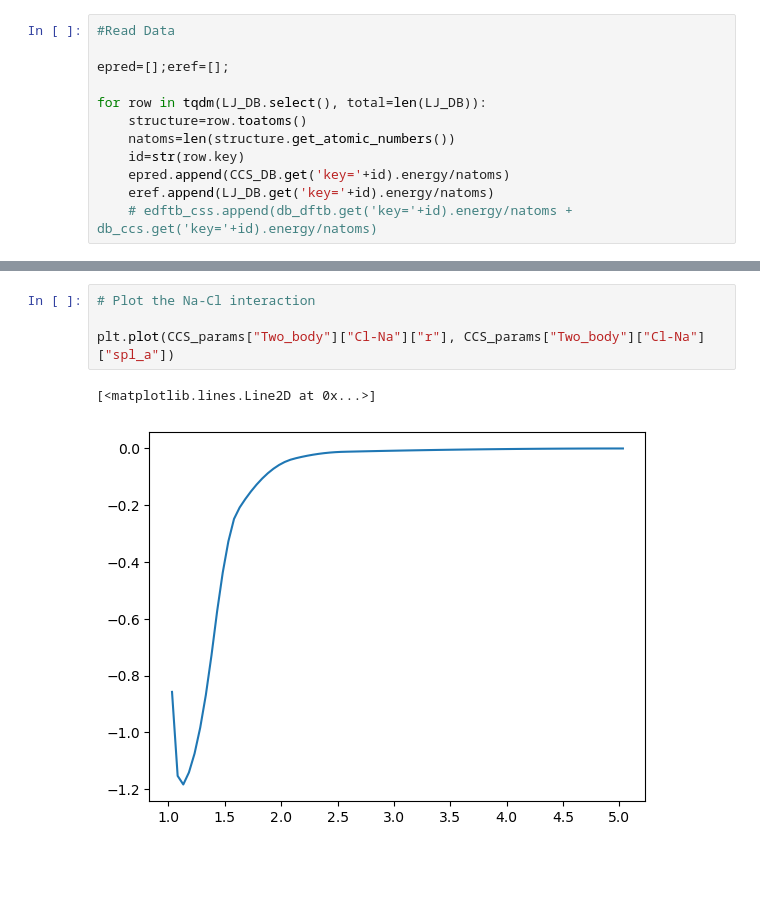
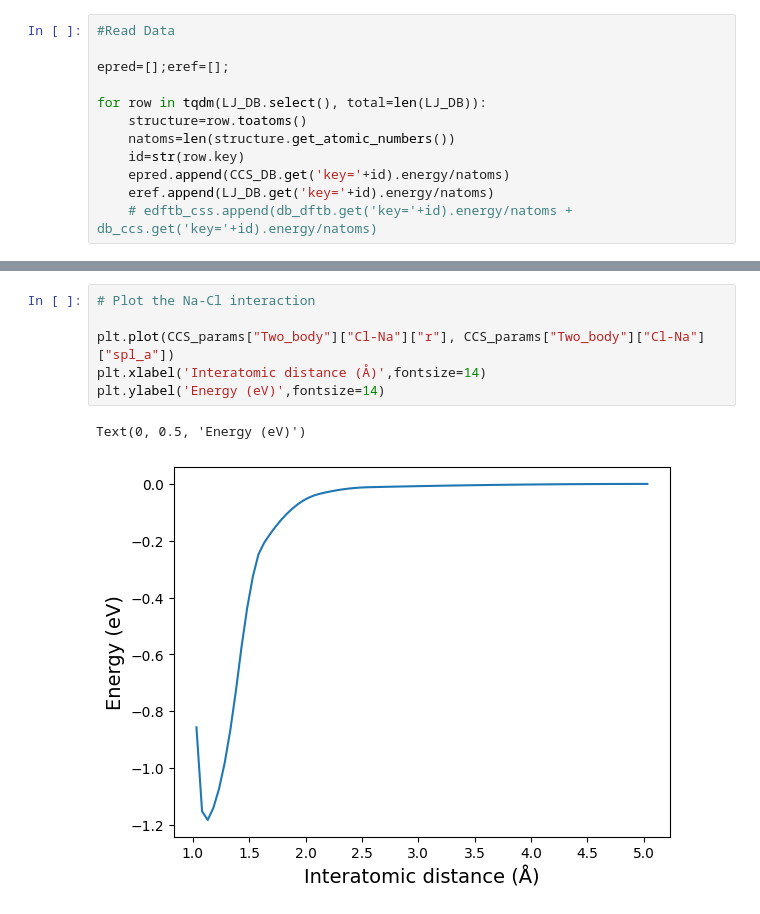
Before and after one commit to Teoroo-CMC/CCS, a Jupyter notebook: examples/Basic_Tutorial/CCS_fit_tutorial.ipynb, the cells around one changed output, grey strips where cells are left out. Drawn from its saved outputs; the diff is of its cells as text; blank space fills up the shorter version.

```diff
--- a/examples/Basic_Tutorial/CCS_fit_tutorial.ipynb
+++ b/examples/Basic_Tutorial/CCS_fit_tutorial.ipynb
@@ -166,7 +210,9 @@ plt.show()
 # %%
 # Plot the Na-Cl interaction
 
 plt.plot(CCS_params["Two_body"]["Cl-Na"]["r"], CCS_params["Two_body"]["Cl-Na"]["spl_a"])
+plt.xlabel('Interatomic distance (Å)',fontsize=14)
+plt.ylabel('Energy (eV)',fontsize=14)
 # %% [output]
-[<matplotlib.lines.Line2D at 0x...>]
+Text(0, 0.5, 'Energy (eV)')
-[figure, old version]
+[figure, new version]
```
Also changed, not shown: parts of 5 cells of this notebook, 22 other files.
